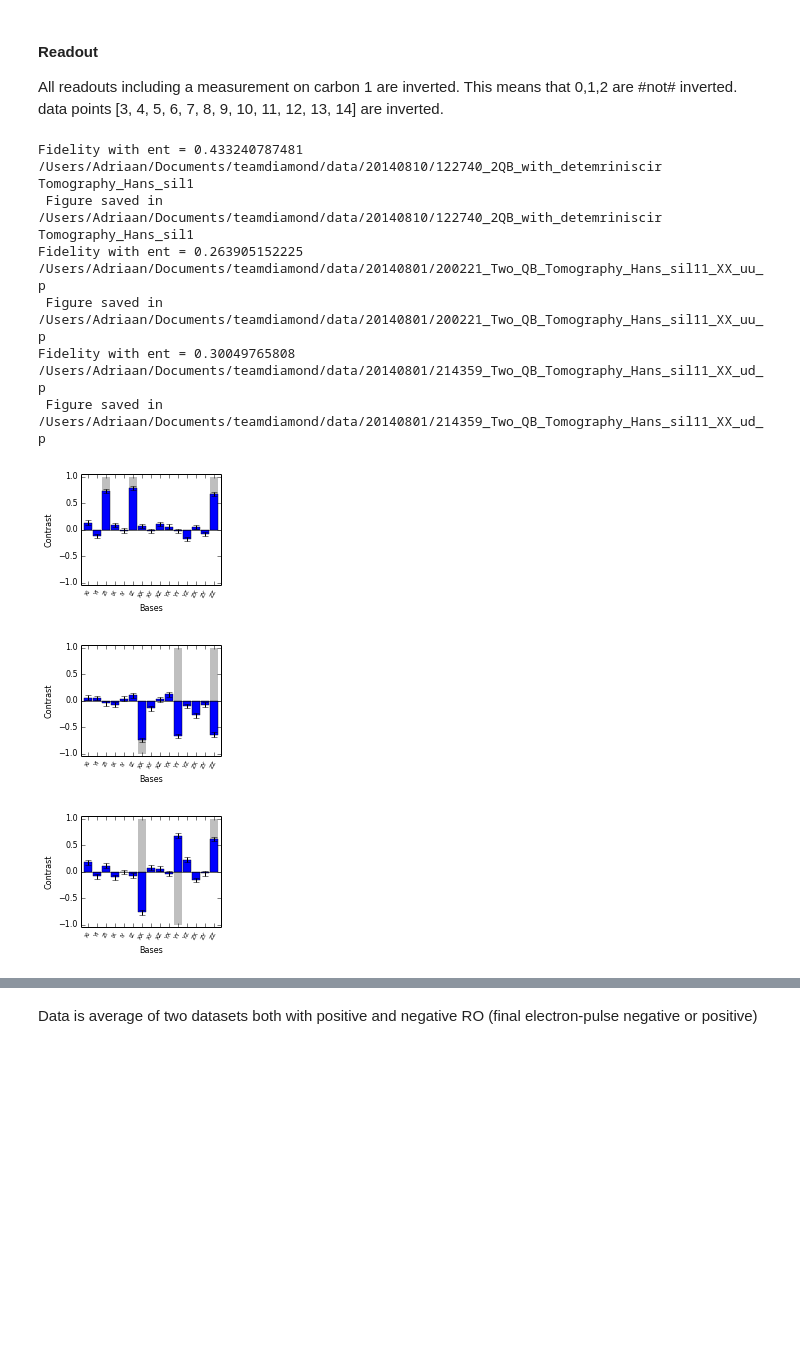
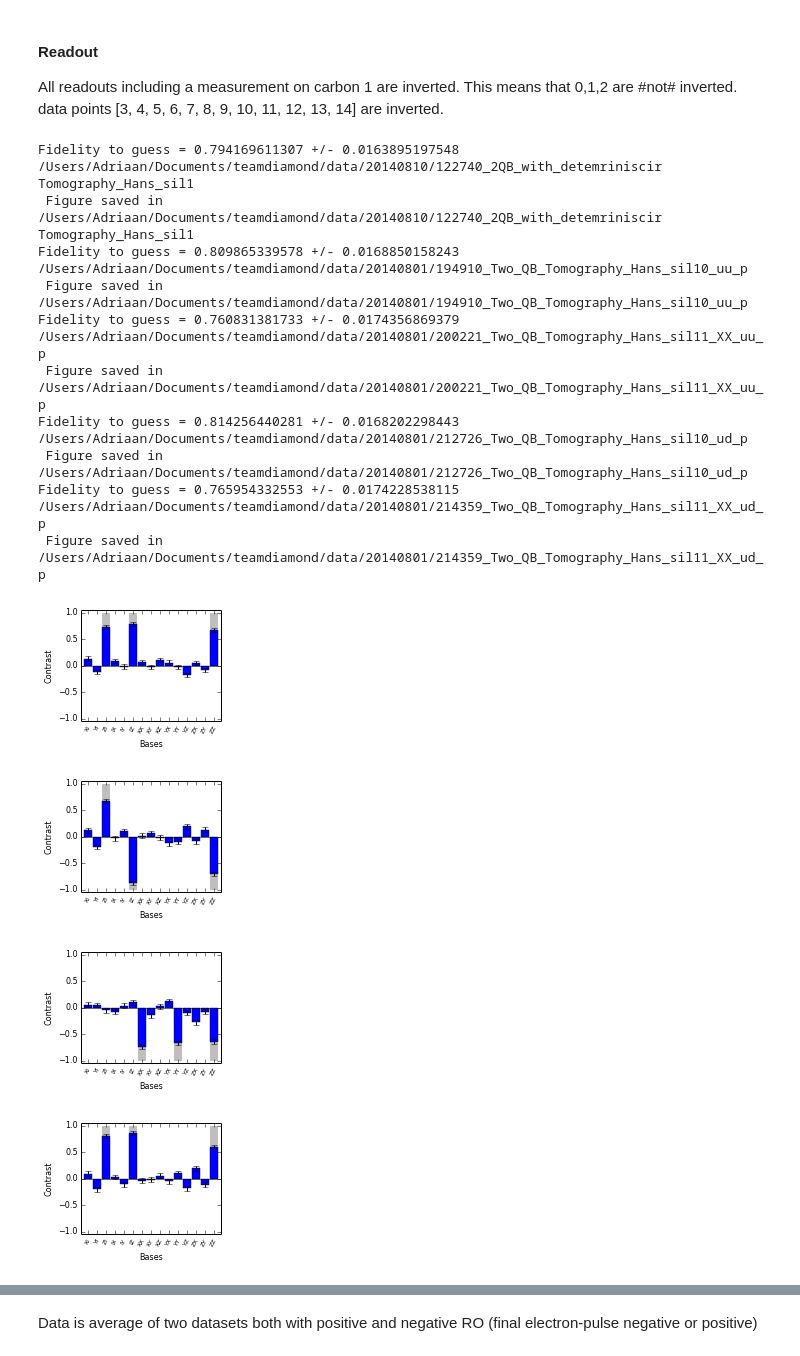
Before and after one commit to AdriaanRol/iPythonNotebooks, a Jupyter notebook: LT2/Master Thesis Figures Adriaan.ipynb, the cells around one changed output, grey strips where cells are left out. Saved outputs shown, nothing was run; the diff lists cells and outputs as text; code cells hidden in the pictures; blank space fills up the shorter version.

Commit message:
Added analysis for fidelity of states

```diff
--- a/LT2/Master Thesis Figures Adriaan.ipynb
+++ b/LT2/Master Thesis Figures Adriaan.ipynb
@@ -390,26 +395,42 @@ All readouts including a measurement on carbon 1 are inverted. This means that 0
 # %%
 reload(Tomo2)
 Tomo2.BarPlotTomoContrast(['20140810_122740'],ssro_calib_timestamp='20140801194051',
                           guess = ([2,5,14],[1,1,1]),title ='',mirror_data_points = None,
                           figsize = (2.5,2),fontsize = 8,savename ='ZZ-init')
 
+Tomo2.BarPlotTomoContrast(['20140801_194910','20140801_195555'],ssro_calib_timestamp=None,
+                              figsize = (2.5,2),fontsize = 8,  mirror_data_points = range(3,15),
+                              guess = ([2,5,14],[1,-1,-1]),title = '',savename = 'ud-no-parity')
+
 Tomo2.BarPlotTomoContrast(['20140801_200221','20140801_201830'],ssro_calib_timestamp='20140801194051',
-                          guess = ([6,10,14],[-1,1,1]),title ='',mirror_data_points =range(3,15),
-                          figsize = (2.5,2),fontsize = 8, savename = 'XX-parity')
+                          guess = ([6,10,14],[-1,-1,-1]),title ='',mirror_data_points =range(3,15),
+                          figsize = (2.5,2),fontsize = 8, savename = 'ud-XX-parity')
 
-a = Tomo2.BarPlotTomoContrast(['20140801_214359','20140801_220851'],ssro_calib_timestamp='20140801194051',
+
+Tomo2.BarPlotTomoContrast(['20140801_212726','20140801_213557'],ssro_calib_timestamp='20140801194051',
                               figsize = (2.5,2),fontsize = 8,  mirror_data_points = range(3,15),
-                              guess = ([6,10,14],[1,-1,1]),title = '',savename = 'ud XX-parity')
+                              guess = ([2,5,14],[1,1,1]),title = '',savename = 'uu-no-parity')
+
+Tomo2.BarPlotTomoContrast(['20140801_214359','20140801_220851'],ssro_calib_timestamp='20140801194051',
+                              figsize = (2.5,2),fontsize = 8,  mirror_data_points = range(3,15),
+                              guess = ([6,10,14],[-1,1,1]),title = '',savename = 'uu-XX-parity')
 # %% [output]
-Fidelity with ent = 0.433240787481
+Fidelity to guess = 0.794169611307 +/- 0.0163895197548
 /Users/Adriaan/Documents/teamdiamond/data/20140810/122740_2QB_with_detemriniscir Tomography_Hans_sil1
  Figure saved in /Users/Adriaan/Documents/teamdiamond/data/20140810/122740_2QB_with_detemriniscir Tomography_Hans_sil1
-Fidelity with ent = 0.263905152225
+Fidelity to guess = 0.809865339578 +/- 0.0168850158243
+/Users/Adriaan/Documents/teamdiamond/data/20140801/194910_Two_QB_Tomography_Hans_sil10_uu_p
+ Figure saved in /Users/Adriaan/Documents/teamdiamond/data/20140801/194910_Two_QB_Tomography_Hans_sil10_uu_p
+Fidelity to guess = 0.760831381733 +/- 0.0174356869379
 /Users/Adriaan/Documents/teamdiamond/data/20140801/200221_Two_QB_Tomography_Hans_sil11_XX_uu_p
  Figure saved in /Users/Adriaan/Documents/teamdiamond/data/20140801/200221_Two_QB_Tomography_Hans_sil11_XX_uu_p
-Fidelity with ent = 0.30049765808
+Fidelity to guess = 0.814256440281 +/- 0.0168202298443
+/Users/Adriaan/Documents/teamdiamond/data/20140801/212726_Two_QB_Tomography_Hans_sil10_ud_p
+ Figure saved in /Users/Adriaan/Documents/teamdiamond/data/20140801/212726_Two_QB_Tomography_Hans_sil10_ud_p
+Fidelity to guess = 0.765954332553 +/- 0.0174228538115
 /Users/Adriaan/Documents/teamdiamond/data/20140801/214359_Two_QB_Tomography_Hans_sil11_XX_ud_p
  Figure saved in /Users/Adriaan/Documents/teamdiamond/data/20140801/214359_Two_QB_Tomography_Hans_sil11_XX_ud_p
 [figure]
-[figure, old version]
+[figure, new version]
-[figure, old version]
+[figure, new version]
+[figure, added]
```
Also changed, not shown: parts of 8 cells of this notebook.
